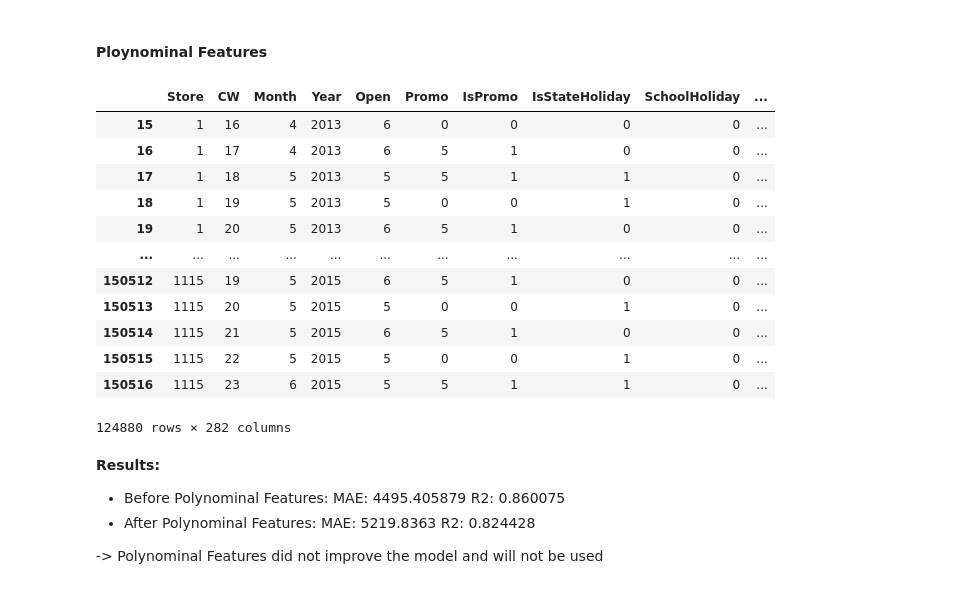
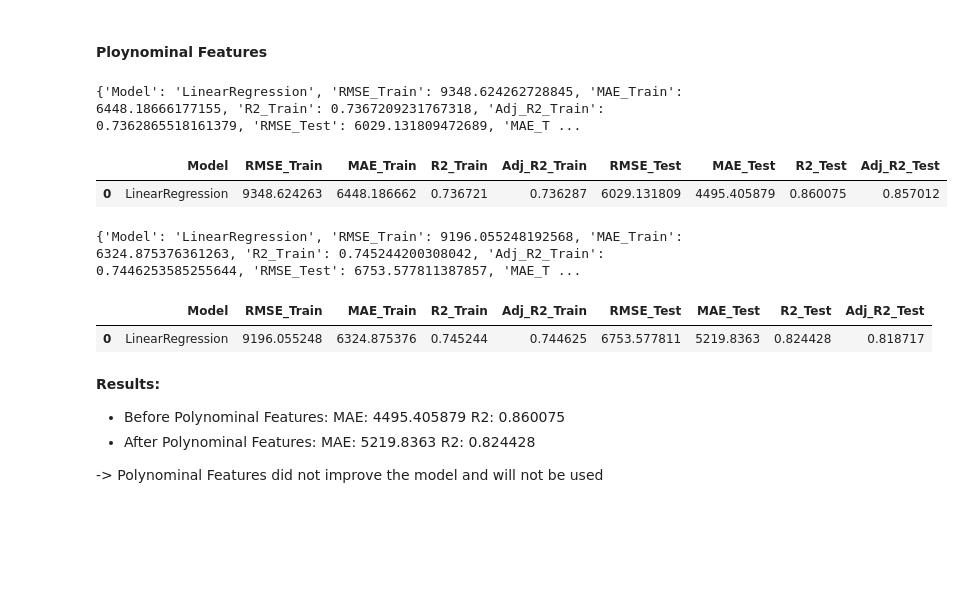
Before and after one commit to Dsite42/Capstone_Project_Rossmann, a Jupyter notebook: Capstone Projekt Rossmann - Feature Engineering.ipynb, the cells around one changed output. Cells and saved outputs as stored; diff of their text form; code cells hidden in the pictures; blank space fills up the shorter version.

```diff
--- a/Capstone Projekt Rossmann - Feature Engineering.ipynb
+++ b/Capstone Projekt Rossmann - Feature Engineering.ipynb
@@ -372,6 +579,13 @@ df_nans_handeled_cat
 ### New additional Features
 # %% [markdown]
 #### Ploynominal Features
+# %%
+# Before
+testModelsTestSplit8W(df_nans_handeled_cat, None)
+# %% [output]
+{'Model': 'LinearRegression', 'RMSE_Train': 9348.624262728845, 'MAE_Train': 6448.18666177155, 'R2_Train': 0.7367209231767318, 'Adj_R2_Train': 0.7362865518161379, 'RMSE_Test': 6029.131809472689, 'MAE_T ...
+|  | Model | RMSE_Train | MAE_Train | R2_Train | Adj_R2_Train | RMSE_Test | MAE_Test | R2_Test | Adj_R2_Test |
+| 0 | LinearRegression | 9348.624263 | 6448.186662 | 0.736721 | 0.736287 | 6029.131809 | 4495.405879 | 0.860075 | 0.857012 |
 # %%
 from sklearn.preprocessing import PolynomialFeatures
 pf = PolynomialFeatures(degree=2)
@@ -385,22 +599,12 @@ poly_features_df = pd.DataFrame(feat_array, columns=feature_names, index=df_nans
 # Entfernen der '1'-Spalte, wenn nicht benötigt (optional)
 poly_features_df = poly_features_df.drop('1', axis=1)
 # Zusammenführen der polynomialen Features mit dem ursprünglichen DataFrame
-df_nans_handeled_cat = pd.concat([df_nans_handeled_cat, poly_features_df], axis=1)
-df_nans_handeled_cat
+df_nans_handeled_cat_poly = pd.concat([df_nans_handeled_cat, poly_features_df], axis=1)
+testModelsTestSplit8W(df_nans_handeled_cat_poly, None)
 # %% [output]
+{'Model': 'LinearRegression', 'RMSE_Train': 9196.055248192568, 'MAE_Train': 6324.875376361263, 'R2_Train': 0.745244200308042, 'Adj_R2_Train': 0.7446253585255644, 'RMSE_Test': 6753.577811387857, 'MAE_T ...
-|  | Store | CW | Month | Year | Open | Promo | IsPromo | IsStateHoliday | SchoolHoliday | ... |
-| 15 | 1 | 16 | 4 | 2013 | 6 | 0 | 0 | 0 | 0 | ... |
-| 16 | 1 | 17 | 4 | 2013 | 6 | 5 | 1 | 0 | 0 | ... |
-| 17 | 1 | 18 | 5 | 2013 | 5 | 5 | 1 | 1 | 0 | ... |
-| 18 | 1 | 19 | 5 | 2013 | 5 | 0 | 0 | 1 | 0 | ... |
-| 19 | 1 | 20 | 5 | 2013 | 6 | 5 | 1 | 0 | 0 | ... |
-| ... | ... | ... | ... | ... | ... | ... | ... | ... | ... | ... |
-| 150512 | 1115 | 19 | 5 | 2015 | 6 | 5 | 1 | 0 | 0 | ... |
-| 150513 | 1115 | 20 | 5 | 2015 | 5 | 0 | 0 | 1 | 0 | ... |
-| 150514 | 1115 | 21 | 5 | 2015 | 6 | 5 | 1 | 0 | 0 | ... |
-| 150515 | 1115 | 22 | 5 | 2015 | 5 | 0 | 0 | 1 | 0 | ... |
-| 150516 | 1115 | 23 | 6 | 2015 | 5 | 5 | 1 | 1 | 0 | ... |
+|  | Model | RMSE_Train | MAE_Train | R2_Train | Adj_R2_Train | RMSE_Test | MAE_Test | R2_Test | Adj_R2_Test |
+| 0 | LinearRegression | 9196.055248 | 6324.875376 | 0.745244 | 0.744625 | 6753.577811 | 5219.8363 | 0.824428 | 0.818717 |
-124880 rows × 282 columns
 # %% [markdown]
 **Results:**
 - Before Polynominal Features: MAE: 4495.405879	R2: 0.860075
```
Also changed, not shown: parts of 25 cells of this notebook.
